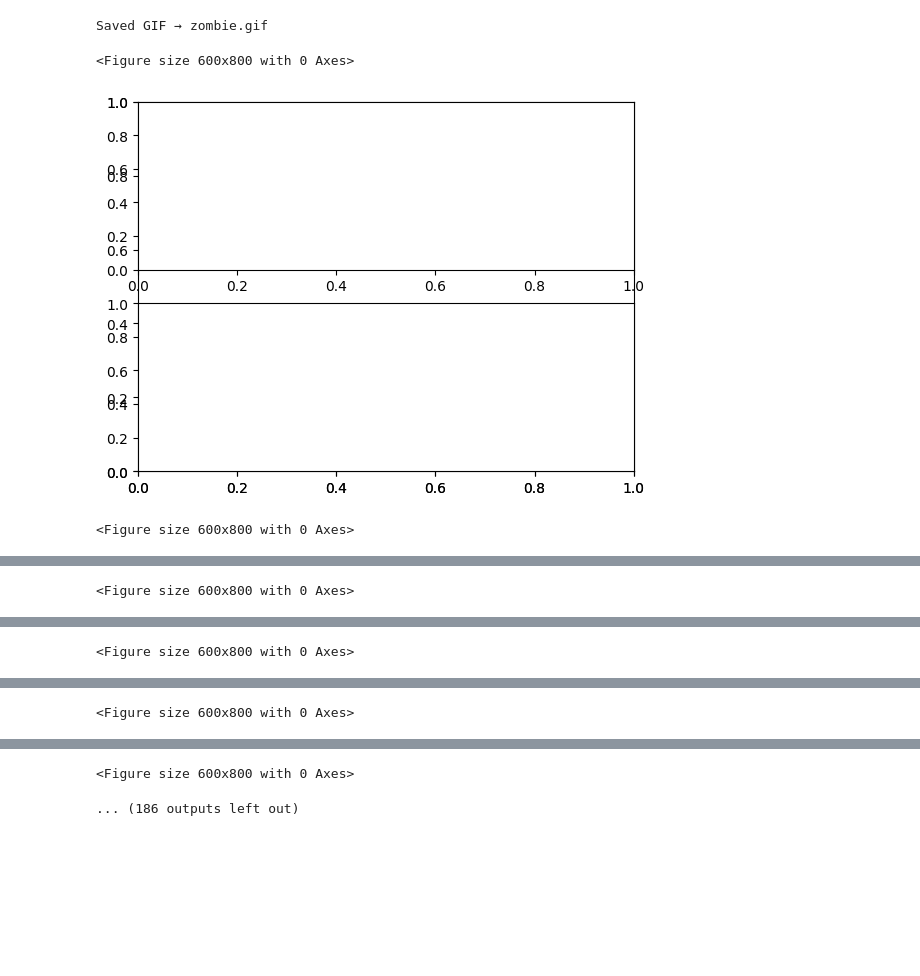
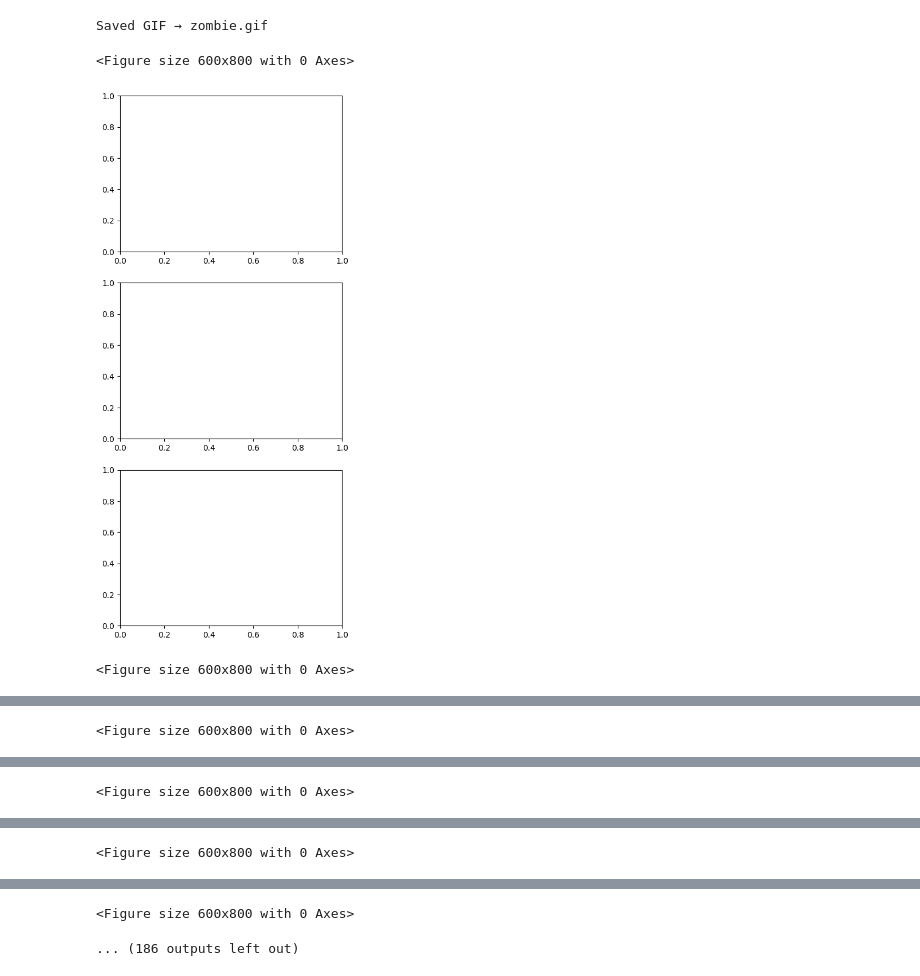
Before and after one commit to VX59/complex-systems-project, a Jupyter notebook: project.ipynb, the cells around one changed output, grey strips where cells are left out. Cells and saved outputs as stored; diff of their text form; code cells hidden in the pictures; blank space fills up the shorter version.

Commit message:
adding population histogram

```diff
--- a/project.ipynb
+++ b/project.ipynb
@@ -187,7 +194,7 @@ def make_gif(zombie_sim:ZombieApocolypse, steps=20, outfile="zombie.gif"):
 
     for t in tqdm(range(steps)):
         plt.figure(figsize=(6, 8))
-        zombie_sim.show_state()
+        zombie_sim.show()
         zombie_sim.update_step()
         plt.tight_layout()
 
@@ -202,10 +209,10 @@ def make_gif(zombie_sim:ZombieApocolypse, steps=20, outfile="zombie.gif"):
     imageio.mimsave(outfile, frames, fps=10)
     print(f"Saved GIF → {outfile}")
 # %%
-Z = ZombieApocolypse(n=100, k=2)
+Z = ZombieApocolypse(n=100, k=3)
 make_gif(Z, steps=100)
 # %% [output]
 Saved GIF → zombie.gif
 <Figure size 600x800 with 0 Axes>
-[figure, old version]
+[figure, new version]
 <Figure size 600x800 with 0 Axes>
```
Also changed, not shown: parts of 2 cells of this notebook, 1 other file.
